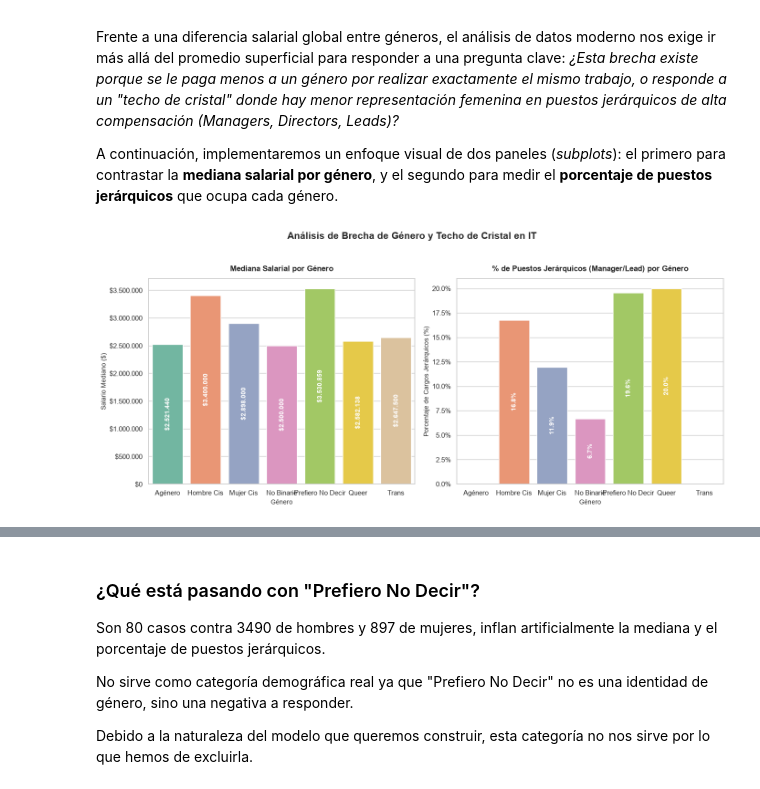
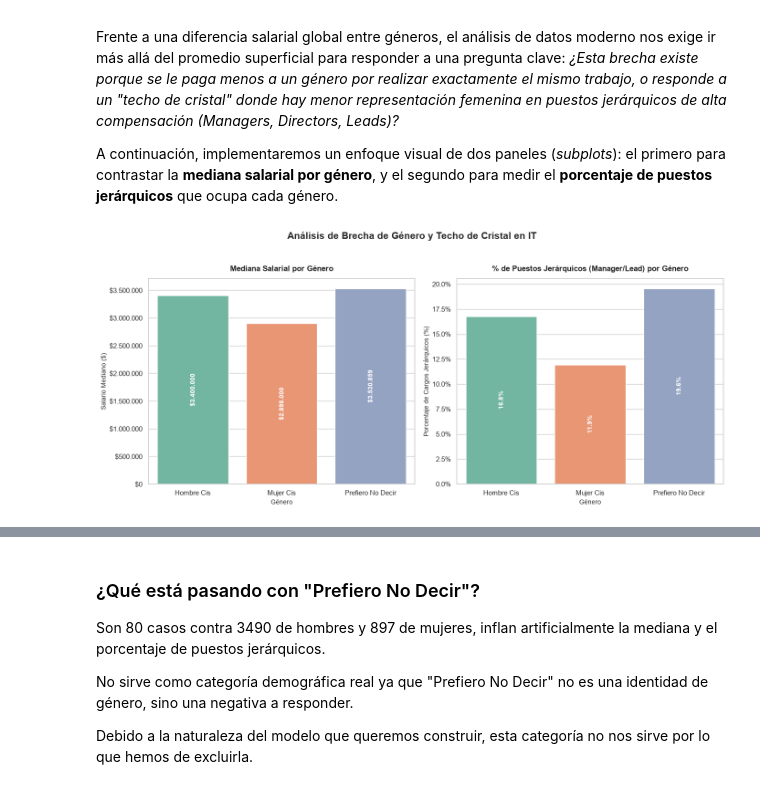
Before and after one commit to BraianCenturion2001/G9_DATA_SCIENCE_YPF_FUNDATION, a Jupyter notebook: notebooks/01_EDA_y_Limpieza.ipynb, the cells around one changed output, grey strips where cells are left out. Saved outputs shown, nothing was run; the diff lists cells and outputs as text; code cells hidden in the pictures.

Commit message:
fix:comentarios y limpieza de imports

```diff
--- a/notebooks/01_EDA_y_Limpieza.ipynb
+++ b/notebooks/01_EDA_y_Limpieza.ipynb
@@ -791,18 +783,8 @@ Avanzando en nuestra comprensión de los factores estructurales del salario, lle
 A continuación, visualizaremos un gráfico de barras horizontales con el **top de tecnologías con mayor salario mediano** en el mercado argentino, permitiéndonos identificar los nichos de mayor valor agregado.
 # %%
 # Visualización: Top Tecnologías Mejor Pagas
-import matplotlib.pyplot as plt
-import seaborn as sns
-import matplotlib.ticker as ticker
-import pandas as pd
 
-# Nota: Asumimos que existe una columna o listado de tecnologías (ej. 'lenguajes_de_programacion' o similar).
-# Si tu dataset maneja una columna separada por comas, primero haríamos un explode.
-# Aquí usamos 'lenguajes' como ejemplo estándar de la encuesta sysarmy.
-
-columna_tecnologia = 'lenguajes' if 'lenguajes' in df.columns else [c for c in df.columns if 'lenguaje' in c or 'tecnologia' in c][0]
-
-# Si las tecnologías están separadas por comas en un string, las separamos:
+columna_tecnologia = 'lenguajes_de_programacion_o_tecnologias_que_utilices_en_tu_puesto_actual'
 df_tech = df.assign(tech=df[columna_tecnologia].str.split(',')).explode('tech')
 df_tech['tech'] = df_tech['tech'].str.strip()
 
@@ -889,15 +871,12 @@ Frente a una diferencia salarial global entre géneros, el análisis de datos mo
 A continuación, implementaremos un enfoque visual de dos paneles (*subplots*): el primero para contrastar la **mediana salarial por género**, y el segundo para medir el **porcentaje de puestos jerárquicos** que ocupa cada género.
 # %%
 # Visualización: Brecha Salarial y Representación Jerárquica por Género
-import matplotlib.pyplot as plt
-import seaborn as sns
-import matplotlib.ticker as ticker
-import numpy as np
 
-# Aseguramos que la columna de género esté estandarizada
+# Estandarizamos o filtramos los géneros para asegurarnos de que el gráfico sea claro y representativo
 if 'genero' in df.columns:
-    # Agrupamos los géneros minoritarios si es necesario o nos enfocamos en los principales para visualización clara
-    pass
+    # Filtrar solo géneros que tengan más de X respuestas para no distorsionar estadísticas
+    generos_validos = df['genero'].value_counts()[lambda x: x >= 20].index
+    df = df[df['genero'].isin(generos_validos)]
 
 # Identificamos puestos jerárquicos (Manager, Director, Líder, C-Level, etc.)
 # Buscamos palabras clave en la columna de puestos o trabajo_de
@@ -947,34 +926,34 @@ for p in axes[0].patches:
                          ha='center', va='center',
                          rotation=90, fontsize=10, fontweight='semibold', color='white')
 
 # Gráfico 2: Porcentaje de Puestos Jerárquicos por Género
 sns.barplot(
     data=genero_stats,
     x='genero',
     y='porcentaje_jerarquicos',
     ax=axes[1],
     palette="Set2",
     legend=False
 )
 axes[1].set_title('% de Puestos Jerárquicos (Manager/Lead) por Género', fontsize=12, fontweight='bold', pad=12)
 axes[1].set_xlabel('Género', fontsize=10)
 axes[1].set_ylabel('Porcentaje de Cargos Jerárquicos (%)', fontsize=10)
 axes[1].yaxis.set_major_formatter(ticker.FuncFormatter(lambda x, p: f"{x:.1f}%"))
 
 # Etiquetas de valor en el Gráfico 2
 for p in axes[1].patches:
     height = p.get_height()
     if height > 0:
         axes[1].annotate(f"{height:.1f}%",
                          (p.get_x() + p.get_width() / 2., height / 2),
                          ha='center', va='center',
                          rotation=90, fontsize=10, fontweight='semibold', color='white')
 
 plt.suptitle('Análisis de Brecha de Género y Techo de Cristal en IT', fontsize=15, fontweight='bold', y=1.03)
 plt.tight_layout()
 plt.show()
 # %% [output]
-[figure, old version]
+[figure, new version]
 # %%
 # Tabla Resumen de Género
 print("Resumen Estadístico por Género:")
```
Also changed, not shown: parts of 10 cells of this notebook, 3 other files.
